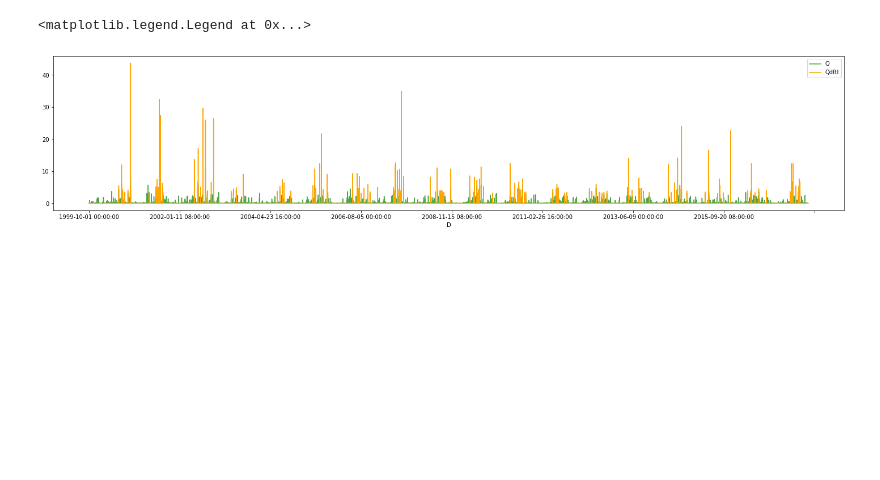
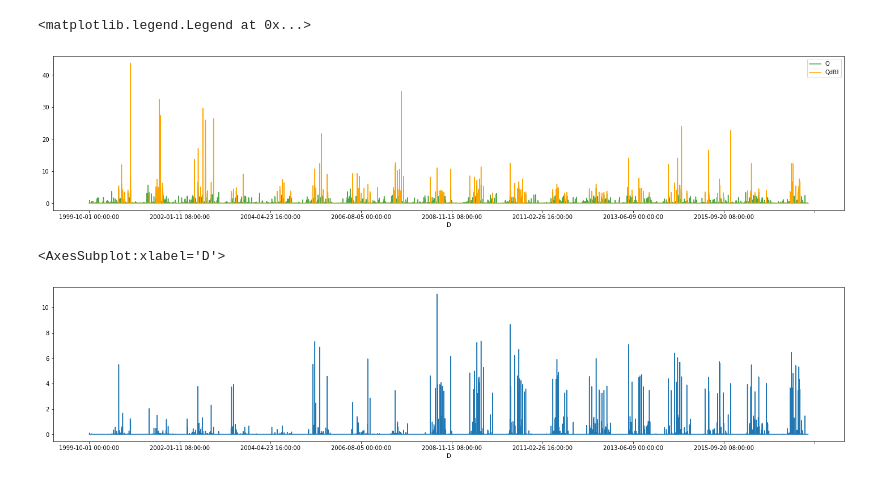
Before and after one commit to varyabazilova/hma_sediments, a Jupyter notebook: sediment_scenarios/test.ipynb, the cells around one changed output. Saved outputs shown, nothing was run; the diff lists cells and outputs as text; code cells hidden in the pictures; blank space fills up the shorter version.

```diff
--- a/sediment_scenarios/test.ipynb
+++ b/sediment_scenarios/test.ipynb
@@ -71,3 +62,9 @@ plt.legend()
 # %% [output]
 <matplotlib.legend.Legend at 0x...>
 [figure]
+# %%
+plt.figure(figsize = (25, 5))
+sed_out1.Q100.plot()
+# %% [output]
+<AxesSubplot:xlabel='D'>
+[figure, added]
```
Also changed, not shown: parts of 2 cells of this notebook, 1 other file.
